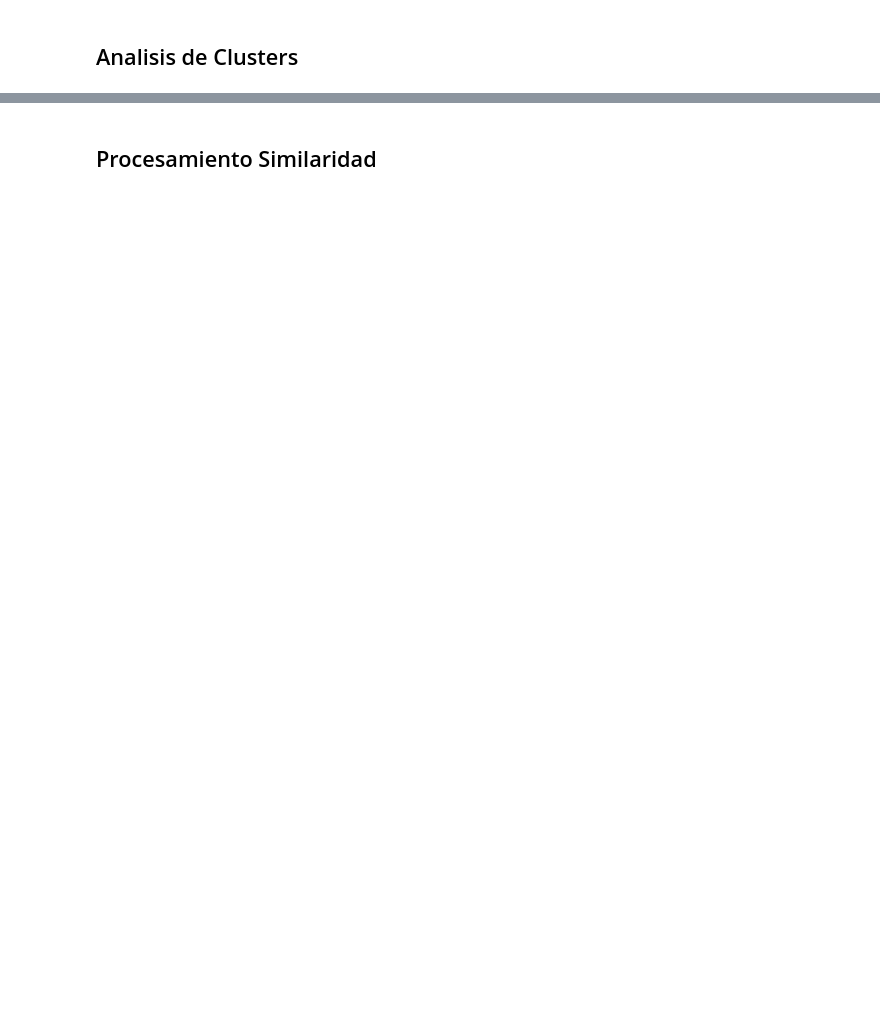
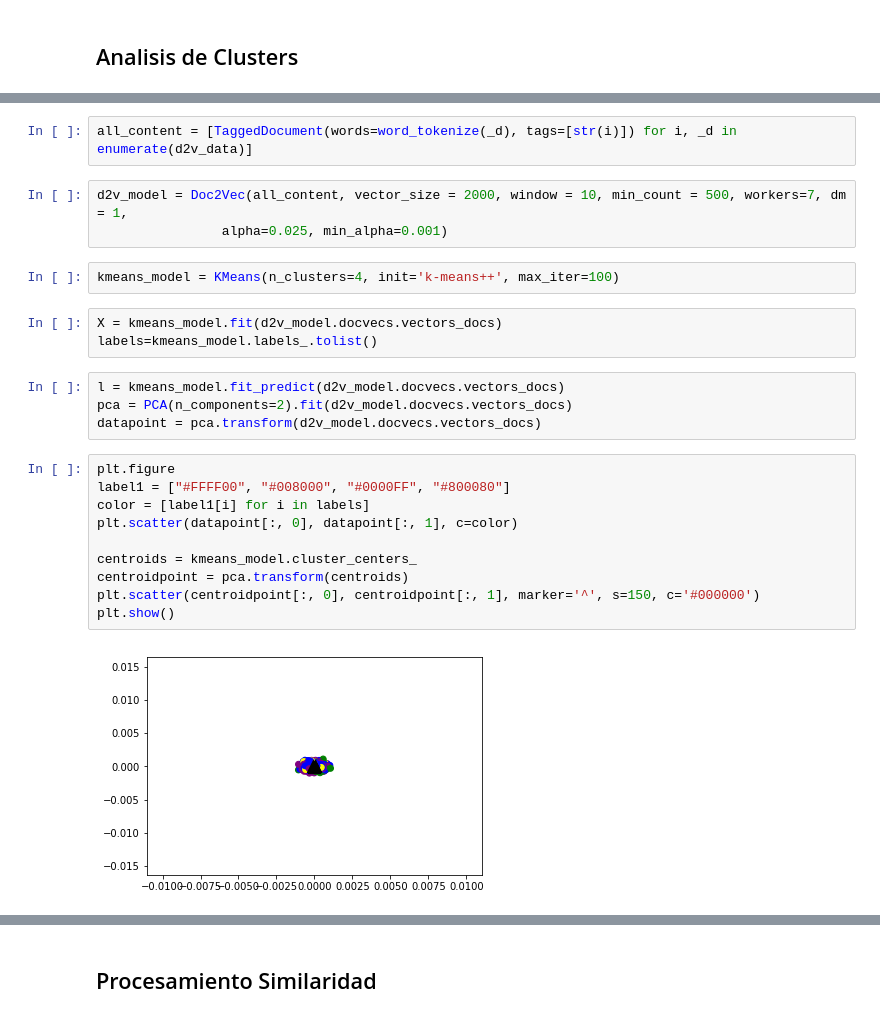
Before and after one commit to keyvhinng/enron-text-mining, a Jupyter notebook: INF656-project-analisis.ipynb, the cells around one changed output, grey strips where cells are left out. Cells and saved outputs as stored; diff of their text form; blank space fills up the shorter version.

```diff
--- a/INF656-project-analisis.ipynb
+++ b/INF656-project-analisis.ipynb
@@ -196,2 +244,28 @@ from sklearn.decomposition import PCA
+# %%
+all_content = [TaggedDocument(words=word_tokenize(_d), tags=[str(i)]) for i, _d in enumerate(d2v_data)]
+# %%
+d2v_model = Doc2Vec(all_content, vector_size = 2000, window = 10, min_count = 500, workers=7, dm = 1,
+                alpha=0.025, min_alpha=0.001)
+# %%
+kmeans_model = KMeans(n_clusters=4, init='k-means++', max_iter=100)
+# %%
+X = kmeans_model.fit(d2v_model.docvecs.vectors_docs)
+labels=kmeans_model.labels_.tolist()
+# %%
+l = kmeans_model.fit_predict(d2v_model.docvecs.vectors_docs)
+pca = PCA(n_components=2).fit(d2v_model.docvecs.vectors_docs)
+datapoint = pca.transform(d2v_model.docvecs.vectors_docs)
+# %%
+plt.figure
+label1 = ["#FFFF00", "#008000", "#0000FF", "#800080"]
+color = [label1[i] for i in labels]
+plt.scatter(datapoint[:, 0], datapoint[:, 1], c=color)
+
+centroids = kmeans_model.cluster_centers_
+centroidpoint = pca.transform(centroids)
+plt.scatter(centroidpoint[:, 0], centroidpoint[:, 1], marker='^', s=150, c='#000000')
+plt.show()
+# %% [output]
+[figure, added]
 # %%
 tf_idf[corpus]
```
Also changed, not shown: parts of 34 cells of this notebook.
